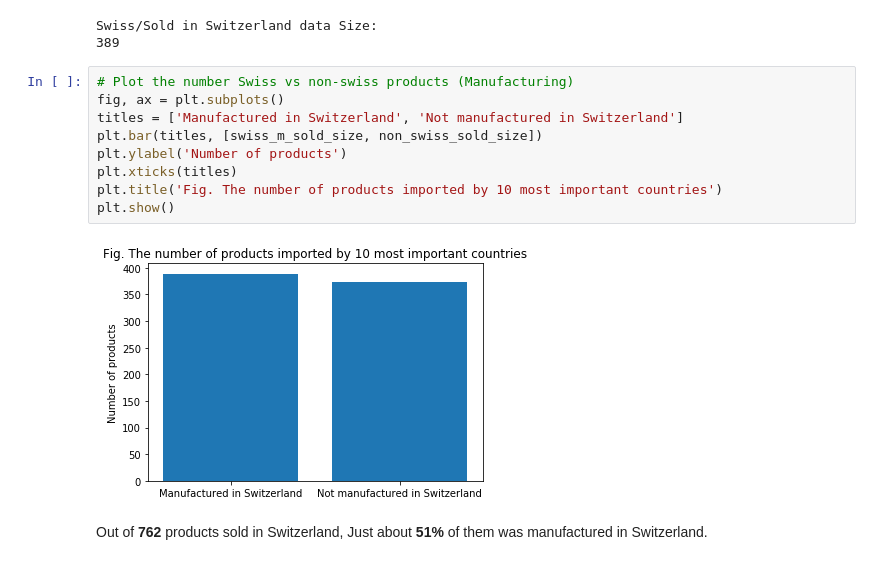
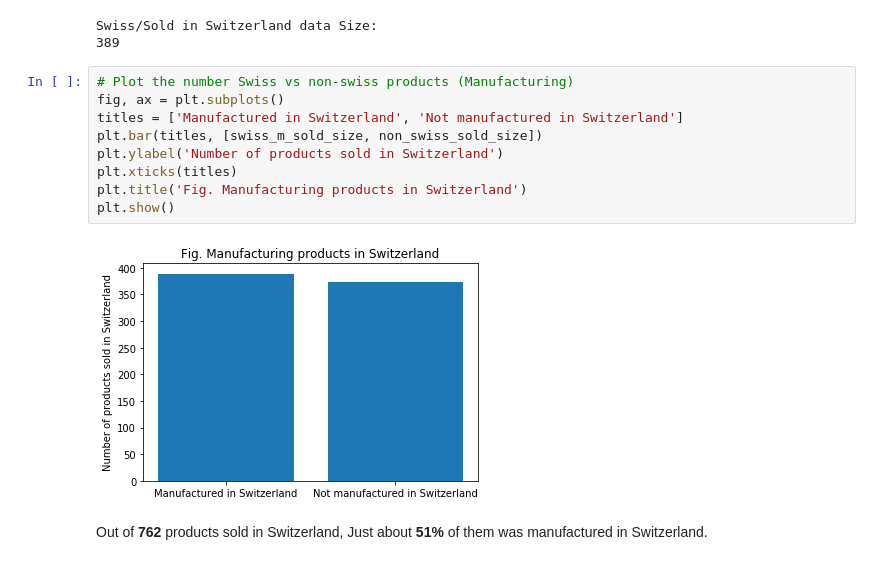
Before and after one commit to MrymZakani/ADA, a Jupyter notebook: project.ipynb, the cells around one changed output. Saved outputs shown, nothing was run; the diff lists cells and outputs as text.

```diff
--- a/project.ipynb
+++ b/project.ipynb
@@ -233,14 +233,14 @@ Swiss/Sold in Switzerland data Size:
 # %%
 # Plot the number Swiss vs non-swiss products (Manufacturing)
 fig, ax = plt.subplots()
 titles = ['Manufactured in Switzerland', 'Not manufactured in Switzerland']
 plt.bar(titles, [swiss_m_sold_size, non_swiss_sold_size])
-plt.ylabel('Number of products')
+plt.ylabel('Number of products sold in Switzerland')
 plt.xticks(titles)
-plt.title('Fig. The number of products imported by 10 most important countries')
+plt.title('Fig. Manufacturing products in Switzerland')
 plt.show()
 # %% [output]
-[figure, old version]
+[figure, new version]
 # %% [markdown]
 Out of __762__ products sold in Switzerland, Just about __51%__ of them was manufactured in Switzerland.
 # %% [markdown]
```
Also changed, not shown: parts of 17 cells of this notebook, 1 other file.
